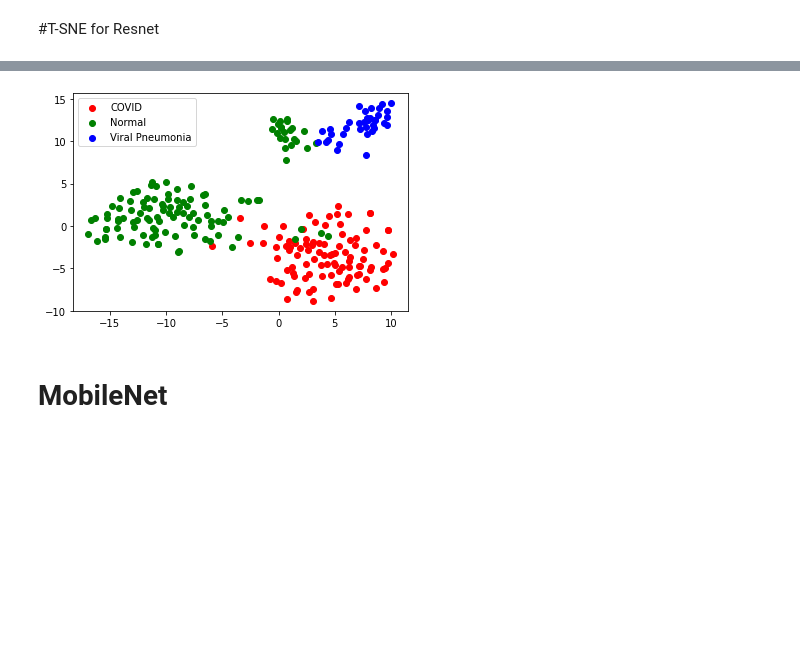
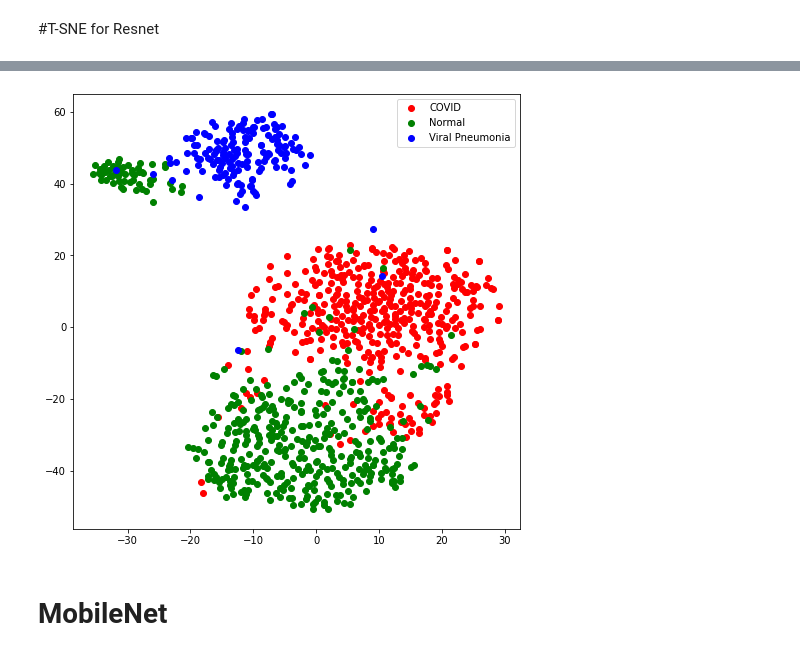
Before and after one commit to rohanchopra/Chest-X-Ray-Classification, a Jupyter notebook: notebooks/t-SNE/T_SNE_covid_pneumonia.ipynb, the cells around one changed output, grey strips where cells are left out. Drawn from its saved outputs; the diff is of its cells as text; code cells hidden in the pictures; blank space fills up the shorter version.

```diff
--- a/notebooks/t-SNE/T_SNE_covid_pneumonia.ipynb
+++ b/notebooks/t-SNE/T_SNE_covid_pneumonia.ipynb
@@ -344,5 +338,9 @@ outputs, dictionary = resnetmodel(image.cuda())
+# %%
+outputs = np.asarray(outputs, dtype=np.float64)
+# %%
+layer4 = torch.tensor(outputs)
 # %%
-layer4 = dictionary['layer4'].reshape(batch_size, 512*8*8)
+layer4 = layer4.reshape(batch_size*125, 512*8*8)
 layer4 = layer4.detach().cpu().numpy()
 # %%
 layer4.shape
@@ -357,24 +355,25 @@ class2 = []
 class3 = []
 
 for i in range(len(X_embedded)):
-  if(label[i]==0):
+  if(labels[i]==0):
     class1.append(X_embedded[i])
-  elif(label[i]==1):
+  elif(labels[i]==1):
     class2.append(X_embedded[i])
-  elif(label[i]==2):
+  elif(labels[i]==2):
     class3.append(X_embedded[i])
 
 class1 = np.array(class1)
 class2 = np.array(class2)
 class3 = np.array(class3)
 # %%
+plt.figure(figsize=(8,8))
 plt.scatter(class1[:,0], class1[:,1], c="red", label="COVID")
 plt.scatter(class2[:,0], class2[:,1], c="green", label="Normal")
 plt.scatter(class3[:,0], class3[:,1], c="blue", label="Viral Pneumonia")
 plt.legend()
 plt.show()
 # %% [output]
-[figure, old version]
+[figure, new version]
 # %% [markdown]
 # MobileNet
 # %%
```
Also changed, not shown: parts of 30 cells of this notebook.
